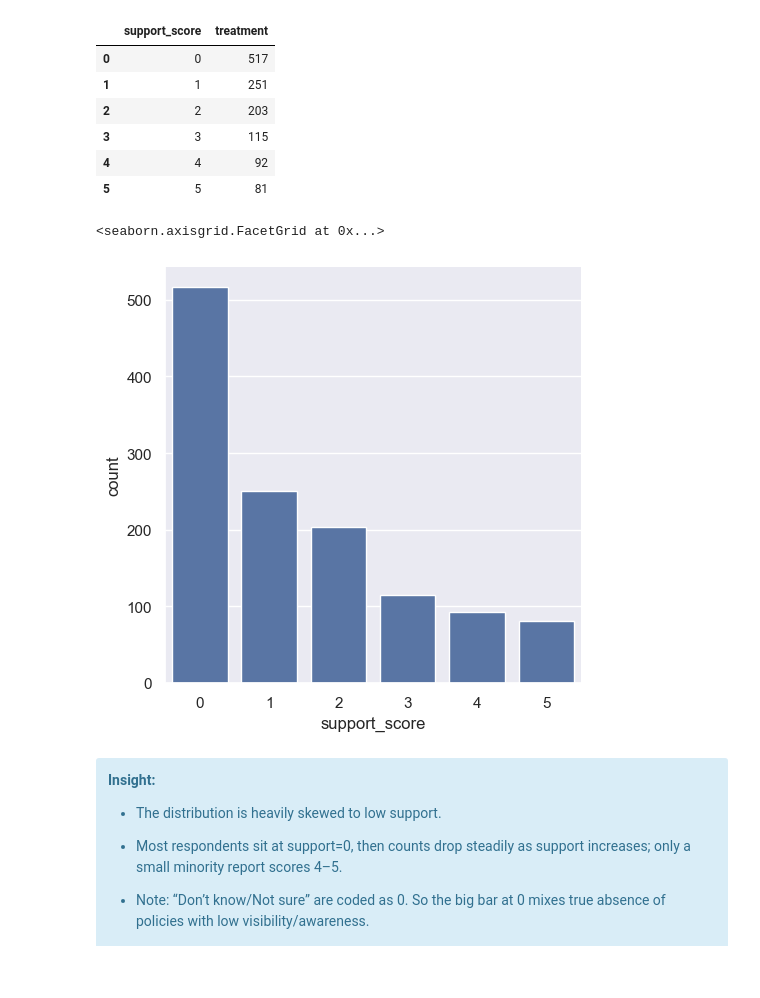
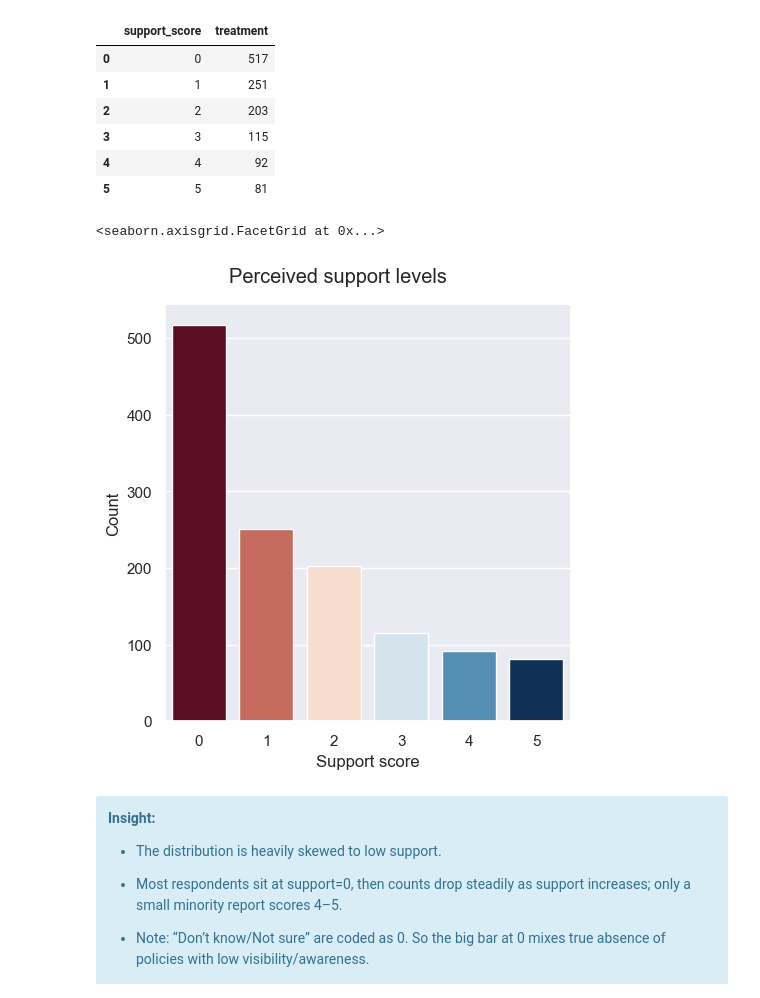
Before and after one commit to OzkanGelincik/tech-mental-health-eda, a Jupyter notebook: mental_health_in_tech_EDA.ipynb, the cells around one changed output. Cells and saved outputs as stored; diff of their text form; code cells hidden in the pictures; blank space fills up the shorter version.

```diff
--- a/mental_health_in_tech_EDA.ipynb
+++ b/mental_health_in_tech_EDA.ipynb
@@ -811,0 +840,8 @@ Name: count, dtype: int64
+# %%
+age = pd.to_numeric(df["Age"], errors="coerce")
+
+outlier = age.lt(18)| age.gt(80)
+
+df["age_outlier"] = outlier
+
+sns.histplot(df[~df["age_outlier"]]["Age"])
@@ -811,0 +857,10 @@ Name: count, dtype: int64
+# %%
+df["age_cat_2"] = df["age_cat"].where(df["age_cat"].isin(["<25", "25–34", "35–44", "45+"]), pd.NA)
+
+df["age_cat_2"] = df["age_cat_2"].astype(CategoricalDtype(categories=["<25", "25–34", "35–44", "45+"], ordered=True))
+
+g = sns.catplot(data=df, x="age_cat_2", kind="count", hue=df["gender_5"].astype(CategoricalDtype(categories=["Woman", "Man", "Trans woman", "Non-binary_GNC"], ordered=False)), palette=["red", "blue", "pink", "purple"])
+g.figure.suptitle("Age/Gender breakdown", y = 1.04)
+g.set_xlabels("Age band")
+g.set_ylabels("Count")
+g._legend.set_title("Gender")
@@ -822,10 +974,13 @@ df.groupby("support_score")["treatment"].count().reset_index()
 | 4 | 4 | 92 |
 | 5 | 5 | 81 |
 # %%
-sns.catplot(x="support_score", data=df, kind="count")
+g = sns.catplot(x="support_score", data=df, kind="count", palette="RdBu", hue="support_score", legend=False)
+g.figure.suptitle("Perceived support levels", y = 1.04)
+g.set_xlabels("Support score")
+g.set_ylabels("Count")
 # %% [output]
 <seaborn.axisgrid.FacetGrid at 0x...>
-[figure, old version]
+[figure, new version]
 # %% [markdown]
 <div class="alert alert-info">
 <b>Insight:</b>
```
Also changed, not shown: parts of 79 cells of this notebook.
